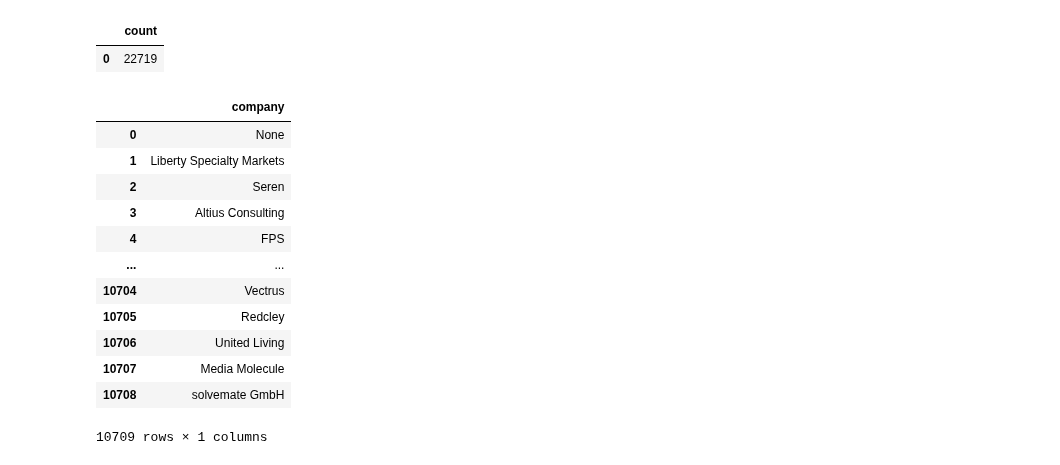
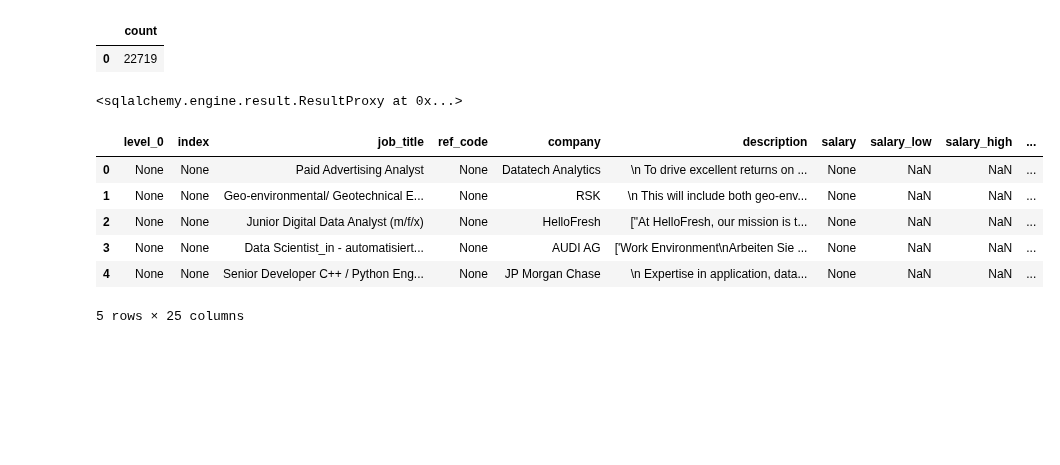
Before and after one commit to jamobe/DataScienceJobs, a Jupyter notebook: SQL/SQLCalls.ipynb, the cells around one changed output. Drawn from its saved outputs; the diff is of its cells as text; code cells hidden in the pictures; blank space fills up the shorter version.

```diff
--- a/SQL/SQLCalls.ipynb
+++ b/SQL/SQLCalls.ipynb
@@ -221,3 +203,17 @@ pd.read_sql(''' SELECT count(id) FROM all_data  ''',engine)
 # %% [output]
 |  | count |
 | 0 | 22719 |
+# %%
+engine.execute('''DELETE FROM landing ''')
+# %% [output]
+<sqlalchemy.engine.result.ResultProxy at 0x...>
+# %%
+data.head()
+# %% [output]
+|  | level_0 | index | job_title | ref_code | company | description | salary | salary_low | salary_high | ... |
+| 0 | None | None | Paid Advertising Analyst | None | Datatech Analytics | \n To drive excellent returns on ... | None | NaN | NaN | ... |
+| 1 | None | None | Geo-environmental/ Geotechnical E... | None | RSK | \n This will include both geo-env... | None | NaN | NaN | ... |
+| 2 | None | None | Junior Digital Data Analyst (m/f/x) | None | HelloFresh | ["At HelloFresh, our mission is t... | None | NaN | NaN | ... |
+| 3 | None | None | Data Scientist_in - automatisiert... | None | AUDI AG | ['Work Environment\nArbeiten Sie ... | None | NaN | NaN | ... |
+| 4 | None | None | Senior Developer C++ / Python Eng... | None | JP Morgan Chase | \n Expertise in application, data... | None | NaN | NaN | ... |
+5 rows × 25 columns
@@ -224,16 +223,2 @@ pd.read_sql(''' SELECT count(id) FROM all_data  ''',engine)
 # %%
-pd.read_sql("SELECT DISTINCT company FROM all_data  ", engine)
+df = pd.read_sql("SELECT * FROM landing", engine)
-# %% [output]
-|  | company |
-| 0 | None |
-| 1 | Liberty Specialty Markets |
-| 2 | Seren |
-| 3 | Altius Consulting |
-| 4 | FPS |
-| ... | ... |
-| 10704 | Vectrus |
-| 10705 | Redcley |
-| 10706 | United Living |
-| 10707 | Media Molecule |
-| 10708 | solvemate GmbH |
-10709 rows × 1 columns
```
Also changed, not shown: parts of 10 cells of this notebook, 2 other files.
